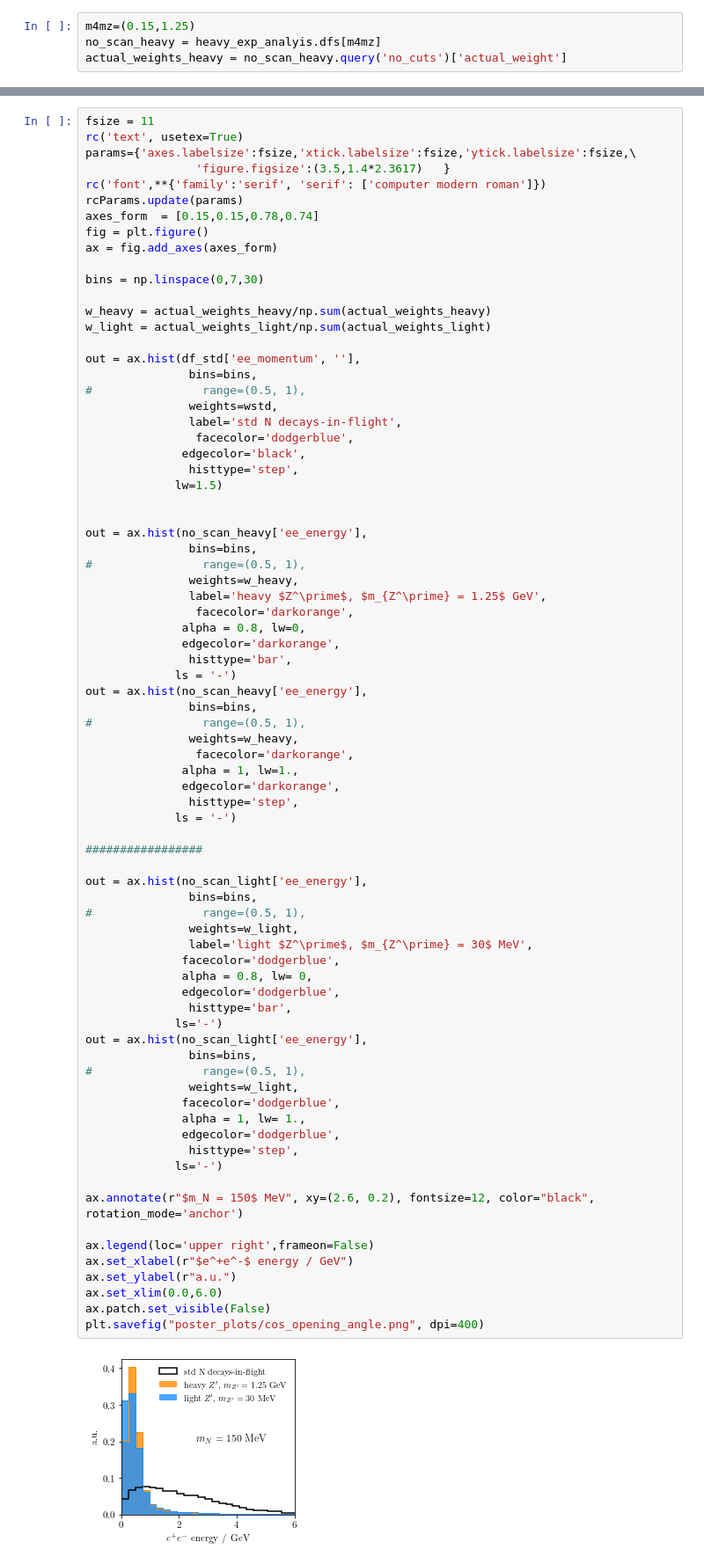
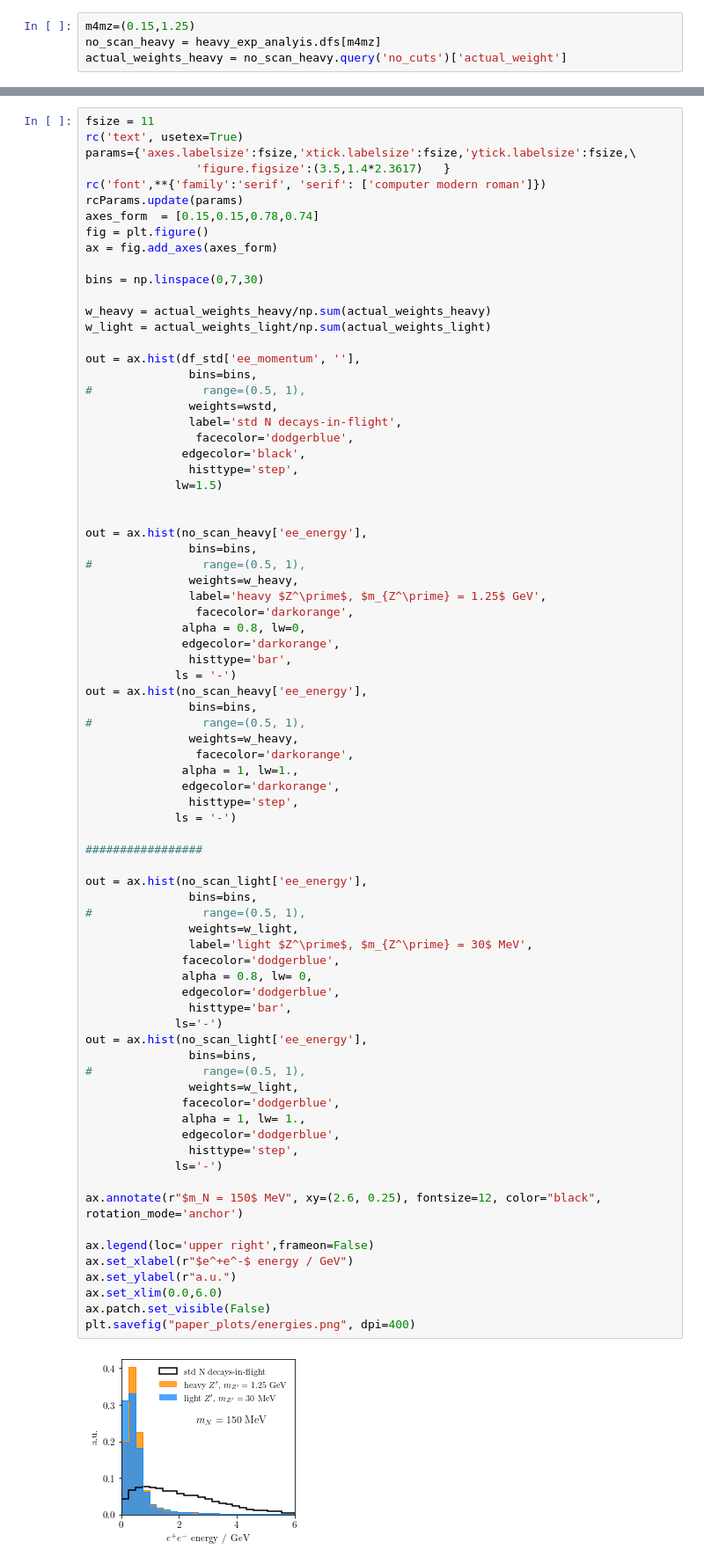
Before and after one commit to mhostert/dark-neutrinos-at-T2K, a Jupyter notebook: exp_analysis/3a_comparison_stdHNL.ipynb, the cells around one changed output, grey strips where cells are left out. Shown at 88% size. Cells and saved outputs as stored; diff of their text form.

Commit message:
std HNLcomparison for paper

```diff
--- a/exp_analysis/3a_comparison_stdHNL.ipynb
+++ b/exp_analysis/3a_comparison_stdHNL.ipynb
@@ -116,33 +125,33 @@ out = ax.hist(no_scan_heavy['ee_energy'],
 
 #################
 
 out = ax.hist(no_scan_light['ee_energy'],
                bins=bins,
 #                range=(0.5, 1),
                weights=w_light,
                label='light $Z^\prime$, $m_{Z^\prime} = 30$ MeV',
               facecolor='dodgerblue',
               alpha = 0.8, lw= 0,
               edgecolor='dodgerblue',
                histtype='bar',
              ls='-')
 out = ax.hist(no_scan_light['ee_energy'],
                bins=bins,
 #                range=(0.5, 1),
                weights=w_light,
               facecolor='dodgerblue',
               alpha = 1, lw= 1.,
               edgecolor='dodgerblue',
                histtype='step',
              ls='-')
 
-ax.annotate(r"$m_N = 150$ MeV", xy=(2.6, 0.2), fontsize=12, color="black", rotation_mode='anchor')
+ax.annotate(r"$m_N = 150$ MeV", xy=(2.6, 0.25), fontsize=12, color="black", rotation_mode='anchor')
 
 ax.legend(loc='upper right',frameon=False)
 ax.set_xlabel(r"$e^+e^-$ energy / GeV")
 ax.set_ylabel(r"a.u.")
 ax.set_xlim(0.0,6.0)
 ax.patch.set_visible(False)
-plt.savefig("poster_plots/cos_opening_angle.png", dpi=400)
+plt.savefig("paper_plots/energies.png", dpi=400)
 # %% [output]
-[figure, old version]
+[figure, new version]
```
Also changed, not shown: parts of 18 cells of this notebook, 6 other files.
